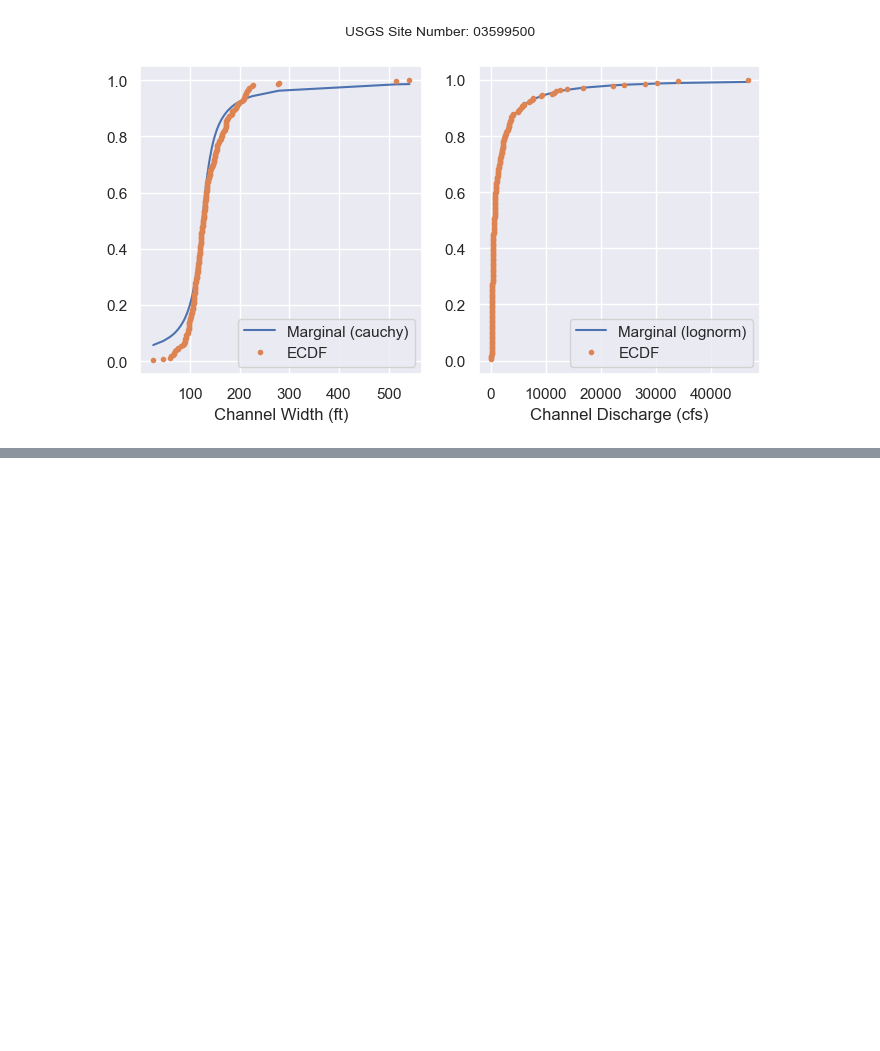
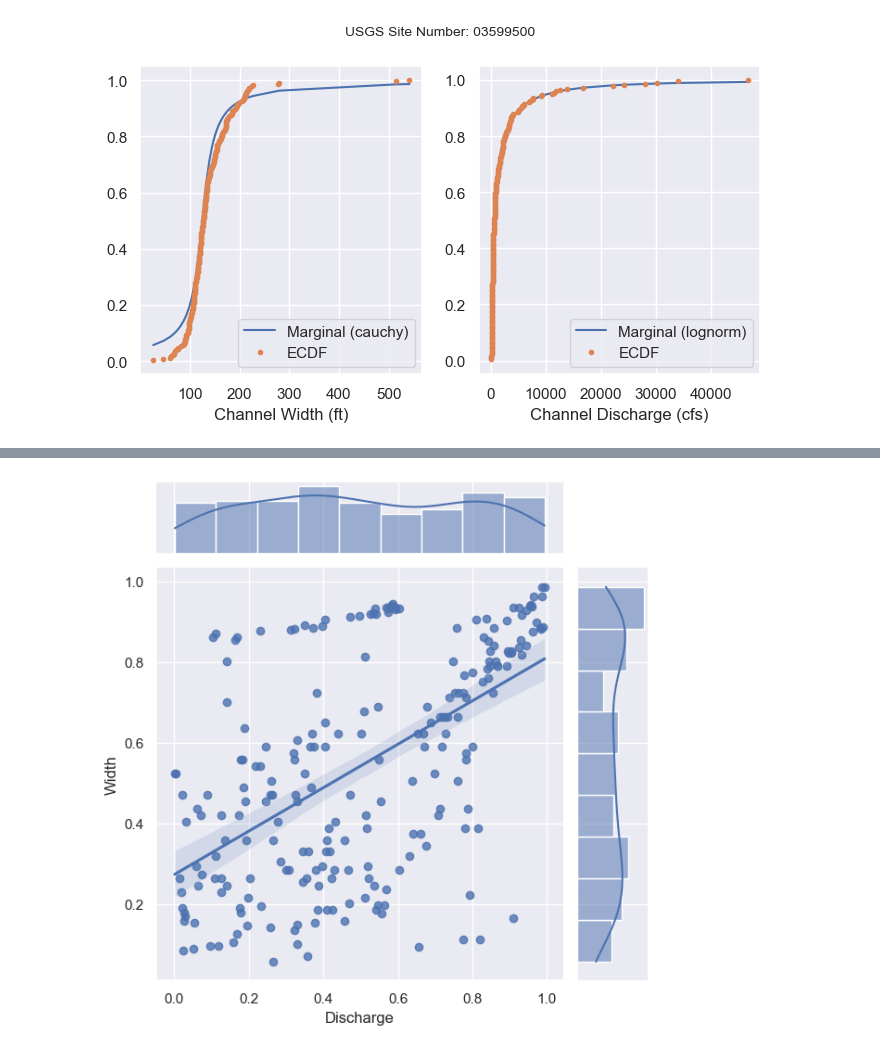
Before and after one commit to smhassanerfani/si2022, a Jupyter notebook: statistical_analysis.ipynb, the cells around one changed output, grey strips where cells are left out. Saved outputs shown, nothing was run; the diff lists cells and outputs as text; code cells hidden in the pictures; blank space fills up the shorter version.

```diff
--- a/statistical_analysis.ipynb
+++ b/statistical_analysis.ipynb
@@ -109,0 +117,5 @@ plt.show()
+# %%
+h = sns.jointplot(x=marginal_cdf2, y=marginal_cdf1, kind="reg")
+_ = h.set_axis_labels("Discharge", "Width", fontsize=12)
+# %% [output]
+[figure, added]
```
Also changed, not shown: parts of 4 cells of this notebook.
